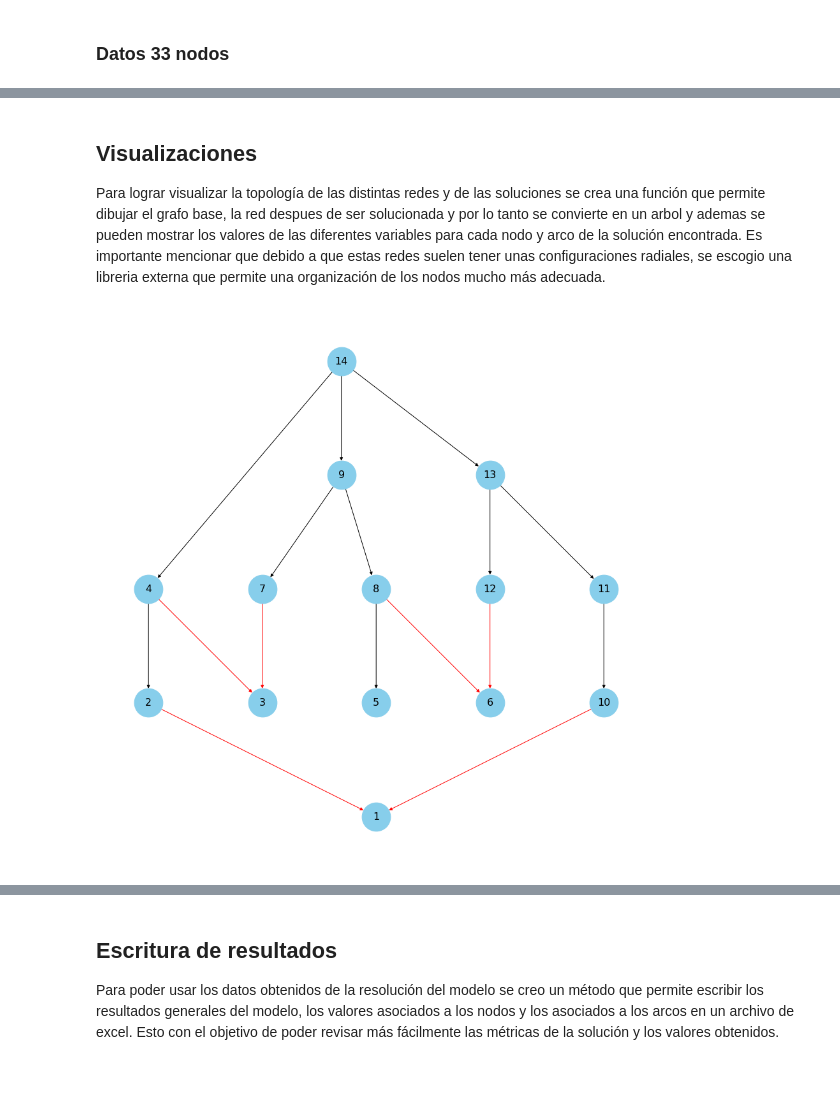
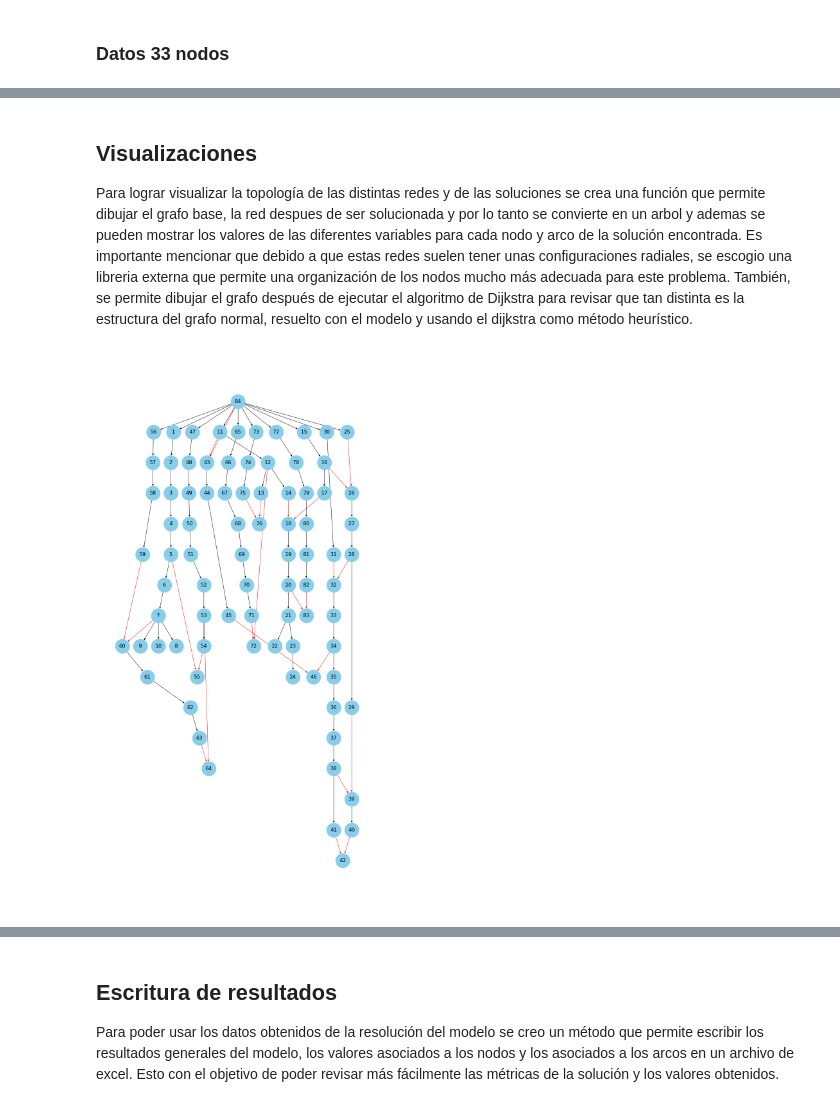
Before and after one commit to CamiloAguilarL/proyecto-flujo-redes, a Jupyter notebook: Modelo Proyecto.ipynb, the cells around one changed output, grey strips where cells are left out. Drawn from its saved outputs; the diff is of its cells as text; code cells hidden in the pictures; blank space fills up the shorter version.

```diff
--- a/Modelo Proyecto.ipynb
+++ b/Modelo Proyecto.ipynb
@@ -893,3 +935,4 @@ def run_model(data, improved=False):
 # %%
-data = data_33
+# Se define los datos de que grafo se van a usar para correr el modelo y las visualizaciones
+data = data_84
 # %%
@@ -923,7 +975,10 @@ Modelo Mejorado
 # %% [markdown]
 ## Visualizaciones
-Para lograr visualizar la topología de las distintas redes y de las soluciones se crea una función que permite dibujar el grafo base, la red despues de ser solucionada y por lo tanto se convierte en un arbol y ademas se pueden mostrar los valores de las diferentes variables para cada nodo y arco de la solución encontrada. Es importante mencionar que debido a que estas redes suelen tener unas configuraciones radiales, se escogio una libreria externa que permite una organización de los nodos mucho más adecuada.
+Para lograr visualizar la topología de las distintas redes y de las soluciones se crea una función que permite dibujar el grafo base, la red despues de ser solucionada y por lo tanto se convierte en un arbol y ademas se pueden mostrar los valores de las diferentes variables para cada nodo y arco de la solución encontrada. Es importante mencionar que debido a que estas redes suelen tener unas configuraciones radiales, se escogio una libreria externa que permite una organización de los nodos mucho más adecuada para este problema. También, se permite dibujar el grafo después de ejecutar el algoritmo de Dijkstra para revisar que tan distinta es la estructura del grafo normal, resuelto con el modelo y usando el dijkstra como método heurístico.
 # %%
+# Función para dibujar el grafo. Recibe el modelo para usar sus valores para mostrar los valores de las variables y
+# únicamente los arcos que hacen parte de la solución óptima. El otro parámetro es para mostrar o no los valores
+# de las variables del modelo optimizado.
 def draw_graph(data, model=None, values=True):
     N = data["N"]
     E = data["E"]
@@ -931,10 +986,10 @@ def draw_graph(data, model=None, values=True):
     G.add_nodes_from(N)
     G.add_edges_from(E)
 
-    # Crear organización de los nodos adecuada
+    # Crear organización de los nodos adecuada. En forma de arbol
     pos = nx.nx_agraph.graphviz_layout(G, prog="dot")
 
-    plt.figure(3,figsize=(12,12))
+    plt.figure(3,figsize=(12,24))
 
     # Dependiendo de si se pasa el modelo solucionado o no se pintan los arcos usados o todos
     # En caso de que no se pase el modelo, los nodos con grado de entrada mayor a dos se pintan de rojo para representar los posibles cambios.
@@ -967,6 +1022,6 @@ def draw_graph(data, model=None, values=True):
         nx.draw_networkx_labels(G, pos, {node: str(node) for node in N}, font_size=16)
     plt.show()
 # %%
-draw_graph(data_14)
+draw_graph(data)
 # %% [output]
-[figure, old version]
+[figure, new version]
```
Also changed, not shown: parts of 31 cells of this notebook, 1 other file.
